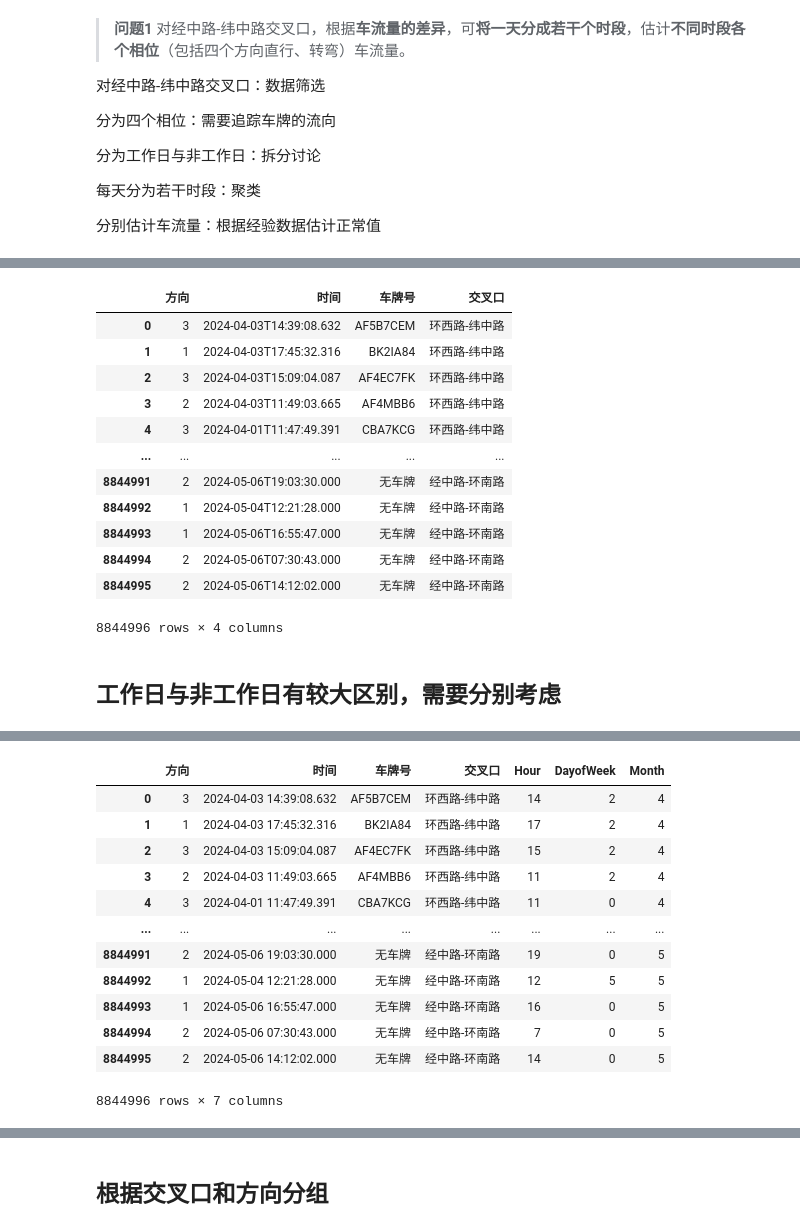
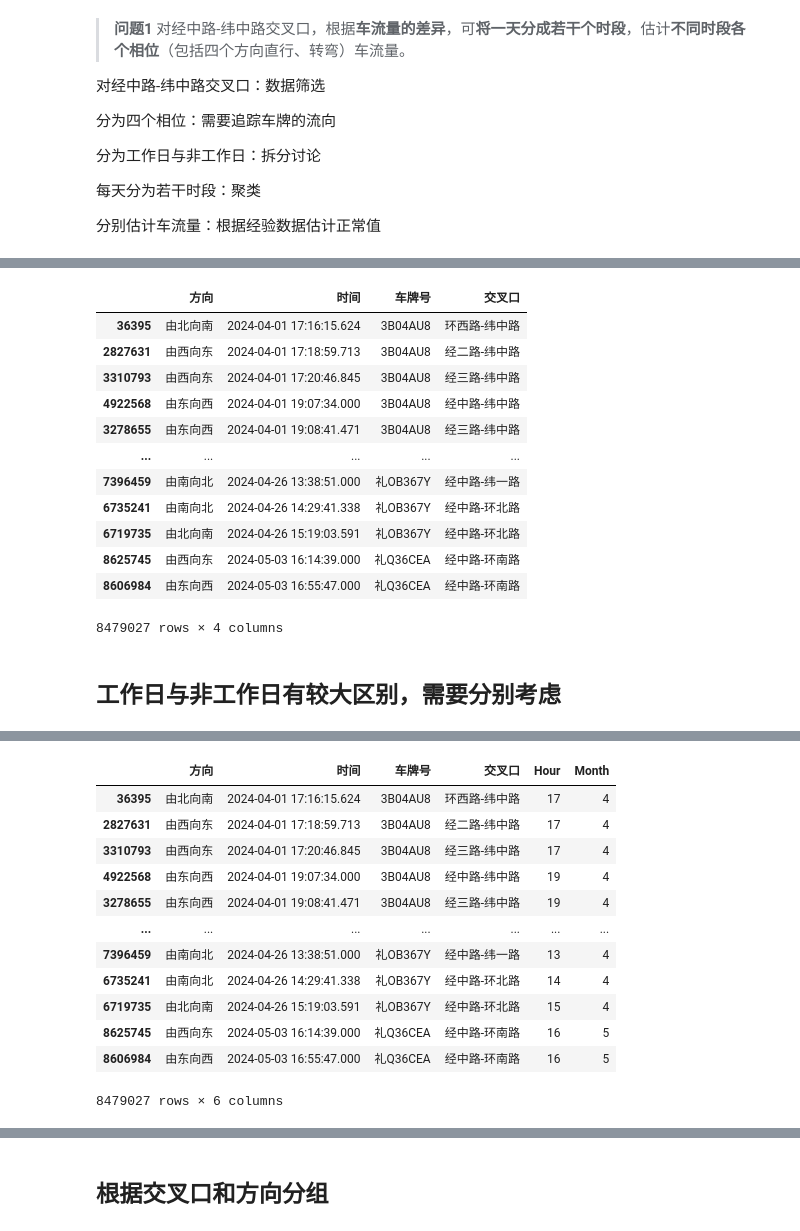
Before and after one commit to JadeAndStone/CUMCM, a Jupyter notebook: 2024E/Limoncello/Q1.ipynb, the cells around one changed output, grey strips where cells are left out. Cells and saved outputs as stored; diff of their text form; code cells hidden in the pictures.

```diff
--- a/2024E/Limoncello/Q1.ipynb
+++ b/2024E/Limoncello/Q1.ipynb
@@ -27,44 +35,58 @@ import matplotlib.pyplot as plt
 # %%
 original_data = pd.read_csv(r'D:\college\MCM\24\E\Attatchment2.csv', encoding='gbk')
+
+original_data = original_data.loc[(original_data['车牌号']!='无车牌') & (original_data['车牌号']!='unnnowk'),:].copy()
+original_data = original_data.loc[original_data['车牌号'].map(original_data['车牌号'].value_counts()) > 1, :].copy()
+
+original_data["时间"] = pd.to_datetime(original_data["时间"])
+original_data.sort_values(['车牌号','时间'], inplace=True)
+
+direction_map = {
+    1: '由东向西',
+    2: '由西向东',
+    3: '由南向北',
+    4: '由北向南'
+}
+original_data['方向'] = original_data['方向'].map(direction_map)
+
 original_data
 # %% [output]
 |  | 方向 | 时间 | 车牌号 | 交叉口 |
-| 0 | 3 | 2024-04-03T14:39:08.632 | AF5B7CEM | 环西路-纬中路 |
-| 1 | 1 | 2024-04-03T17:45:32.316 | BK2IA84 | 环西路-纬中路 |
-| 2 | 3 | 2024-04-03T15:09:04.087 | AF4EC7FK | 环西路-纬中路 |
-| 3 | 2 | 2024-04-03T11:49:03.665 | AF4MBB6 | 环西路-纬中路 |
-| 4 | 3 | 2024-04-01T11:47:49.391 | CBA7KCG | 环西路-纬中路 |
+| 36395 | 由北向南 | 2024-04-01 17:16:15.624 | 3B04AU8 | 环西路-纬中路 |
+| 2827631 | 由西向东 | 2024-04-01 17:18:59.713 | 3B04AU8 | 经二路-纬中路 |
+| 3310793 | 由西向东 | 2024-04-01 17:20:46.845 | 3B04AU8 | 经三路-纬中路 |
+| 4922568 | 由东向西 | 2024-04-01 19:07:34.000 | 3B04AU8 | 经中路-纬中路 |
+| 3278655 | 由东向西 | 2024-04-01 19:08:41.471 | 3B04AU8 | 经三路-纬中路 |
 | ... | ... | ... | ... | ... |
-| 8844991 | 2 | 2024-05-06T19:03:30.000 | 无车牌 | 经中路-环南路 |
-| 8844992 | 1 | 2024-05-04T12:21:28.000 | 无车牌 | 经中路-环南路 |
-| 8844993 | 1 | 2024-05-06T16:55:47.000 | 无车牌 | 经中路-环南路 |
-| 8844994 | 2 | 2024-05-06T07:30:43.000 | 无车牌 | 经中路-环南路 |
-| 8844995 | 2 | 2024-05-06T14:12:02.000 | 无车牌 | 经中路-环南路 |
+| 7396459 | 由南向北 | 2024-04-26 13:38:51.000 | 礼OB367Y | 经中路-纬一路 |
+| 6735241 | 由南向北 | 2024-04-26 14:29:41.338 | 礼OB367Y | 经中路-环北路 |
+| 6719735 | 由北向南 | 2024-04-26 15:19:03.591 | 礼OB367Y | 经中路-环北路 |
+| 8625745 | 由西向东 | 2024-05-03 16:14:39.000 | 礼Q36CEA | 经中路-环南路 |
+| 8606984 | 由东向西 | 2024-05-03 16:55:47.000 | 礼Q36CEA | 经中路-环南路 |
-8844996 rows × 4 columns
+8479027 rows × 4 columns
 # %% [markdown]
 ## 工作日与非工作日有较大区别，需要分别考虑
 # %% [markdown]
 ![39b1fd0ffc39e4e61f510ce9b4deb33.png](attachment:39b1fd0ffc39e4e61f510ce9b4deb33.png)
 # %%
-original_data["时间"] = pd.to_datetime(original_data["时间"])
+
 original_data["Hour"] = original_data["时间"].dt.hour
-original_data["DayofWeek"] = original_data["时间"].dt.dayofweek
 original_data['Month'] = original_data['时间'].dt.month
 original_data
 # %% [output]
-|  | 方向 | 时间 | 车牌号 | 交叉口 | Hour | DayofWeek | Month |
-| 0 | 3 | 2024-04-03 14:39:08.632 | AF5B7CEM | 环西路-纬中路 | 14 | 2 | 4 |
-| 1 | 1 | 2024-04-03 17:45:32.316 | BK2IA84 | 环西路-纬中路 | 17 | 2 | 4 |
-| 2 | 3 | 2024-04-03 15:09:04.087 | AF4EC7FK | 环西路-纬中路 | 15 | 2 | 4 |
-| 3 | 2 | 2024-04-03 11:49:03.665 | AF4MBB6 | 环西路-纬中路 | 11 | 2 | 4 |
-| 4 | 3 | 2024-04-01 11:47:49.391 | CBA7KCG | 环西路-纬中路 | 11 | 0 | 4 |
-| ... | ... | ... | ... | ... | ... | ... | ... |
-| 8844991 | 2 | 2024-05-06 19:03:30.000 | 无车牌 | 经中路-环南路 | 19 | 0 | 5 |
-| 8844992 | 1 | 2024-05-04 12:21:28.000 | 无车牌 | 经中路-环南路 | 12 | 5 | 5 |
-| 8844993 | 1 | 2024-05-06 16:55:47.000 | 无车牌 | 经中路-环南路 | 16 | 0 | 5 |
-| 8844994 | 2 | 2024-05-06 07:30:43.000 | 无车牌 | 经中路-环南路 | 7 | 0 | 5 |
-| 8844995 | 2 | 2024-05-06 14:12:02.000 | 无车牌 | 经中路-环南路 | 14 | 0 | 5 |
+|  | 方向 | 时间 | 车牌号 | 交叉口 | Hour | Month |
+| 36395 | 由北向南 | 2024-04-01 17:16:15.624 | 3B04AU8 | 环西路-纬中路 | 17 | 4 |
+| 2827631 | 由西向东 | 2024-04-01 17:18:59.713 | 3B04AU8 | 经二路-纬中路 | 17 | 4 |
+| 3310793 | 由西向东 | 2024-04-01 17:20:46.845 | 3B04AU8 | 经三路-纬中路 | 17 | 4 |
+| 4922568 | 由东向西 | 2024-04-01 19:07:34.000 | 3B04AU8 | 经中路-纬中路 | 19 | 4 |
+| 3278655 | 由东向西 | 2024-04-01 19:08:41.471 | 3B04AU8 | 经三路-纬中路 | 19 | 4 |
+| ... | ... | ... | ... | ... | ... | ... |
+| 7396459 | 由南向北 | 2024-04-26 13:38:51.000 | 礼OB367Y | 经中路-纬一路 | 13 | 4 |
+| 6735241 | 由南向北 | 2024-04-26 14:29:41.338 | 礼OB367Y | 经中路-环北路 | 14 | 4 |
+| 6719735 | 由北向南 | 2024-04-26 15:19:03.591 | 礼OB367Y | 经中路-环北路 | 15 | 4 |
+| 8625745 | 由西向东 | 2024-05-03 16:14:39.000 | 礼Q36CEA | 经中路-环南路 | 16 | 5 |
+| 8606984 | 由东向西 | 2024-05-03 16:55:47.000 | 礼Q36CEA | 经中路-环南路 | 16 | 5 |
-8844996 rows × 7 columns
+8479027 rows × 6 columns
 # %%
 # 2. 筛选时间范围
 mask = (original_data["时间"] >= "2024-04-01") & (original_data["时间"] <= "2024-05-06")
```
Also changed, not shown: parts of 22 cells of this notebook.
